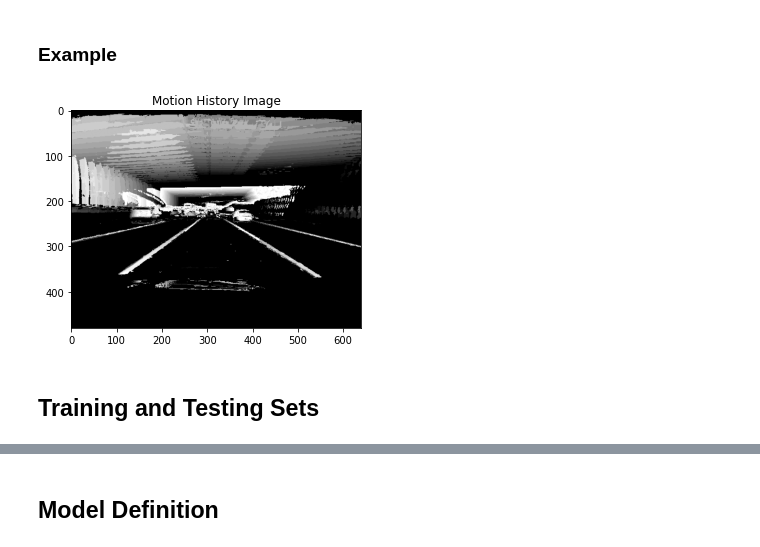
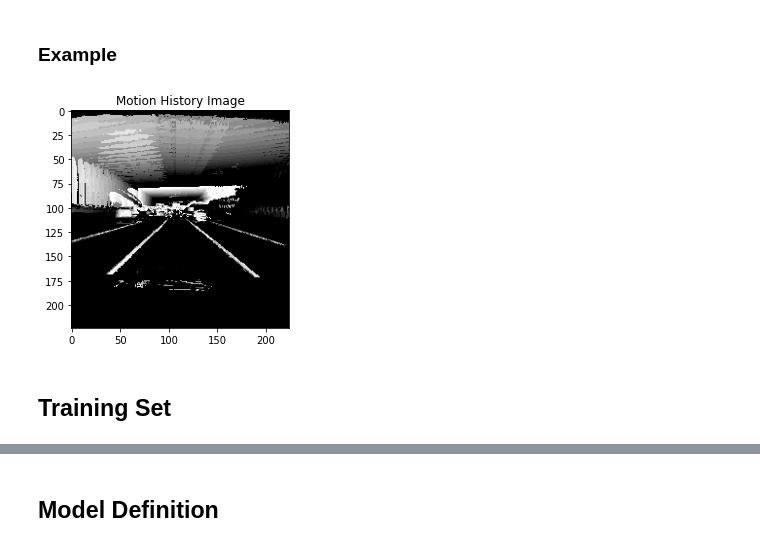
Before and after one commit to rey-allan/commaai-speed-challenge, a Jupyter notebook: speed_challenge.ipynb, the cells around one changed output, grey strips where cells are left out. Saved outputs shown, nothing was run; the diff lists cells and outputs as text; code cells hidden in the pictures.

Commit message:
Modify dataset generation to be memory-efficient
Also fix some bugs with the model training routine

```diff
--- a/speed_challenge.ipynb
+++ b/speed_challenge.ipynb
@@ -39,24 +39,17 @@ def video_frame_generator(filename):
 
     video.release()
 
-def get_frames(filename, limit=None):
+def preprocessed_frames_generator(filename):
     """
-    Gets all the frames from the given video file as grayscale images.
+    A generator that preprocessed frames for the given video file.
+    Images are converted to grayscale and resized to 224x224 as expected by pre-trained image models.
 
     :param str filename: The video filename.
-    :param int limit: The maximum number of frames to return. Defaults to `None`, i.e. all frames.
-    :return: A list of frames.
-    :rtype: list[numpy.ndarray]
+    :return: Preprocessed frames, as a generator.
+    :rtype: Iterator[numpy.ndarray]
     """
-    frames = []
-
-    for i, frame in enumerate(video_frame_generator(filename)):
-        if limit is not None and i > limit:
-            return frames
-
-        frames.append(cv2.cvtColor(np.copy(frame), cv2.COLOR_BGR2GRAY))
-
-    return frames
+    for frame in video_frame_generator(filename):
+        yield cv2.resize(cv2.cvtColor(np.copy(frame), cv2.COLOR_BGR2GRAY), (224, 224))
 
 def normalize_and_scale(image, scale_range=(0, 255)):
     """
@@ -127,15 +104,20 @@ def motion_history_images(motion_images, tau):
 # %% [markdown]
 ### Example
 # %%
-frames = get_frames('data/train.mp4', limit=20)
+frames = []
+
+for i, frame in enumerate(preprocessed_frames_generator('data/train.mp4')):
+    frames.append(frame)
+    if i == 20:
+        break
+
 # Use some example hyperparameters
-motion_images = motion_segmentation(frames, theta=10)
-mhis = motion_history_images(motion_images, tau=20)
+mhis = list(motion_history_images_generator(frames, tau=20, theta=10))
 
 plt.imshow(normalize_and_scale(mhis[-1]), cmap='gray', vmin=0, vmax=255)
 plt.title('Motion History Image')
 plt.show()
 # %% [output]
-[figure, old version]
+[figure, new version]
 # %% [markdown]
-## Training and Testing Sets
+## Training Set
```
Also changed, not shown: parts of 15 cells of this notebook, 2 other files.
